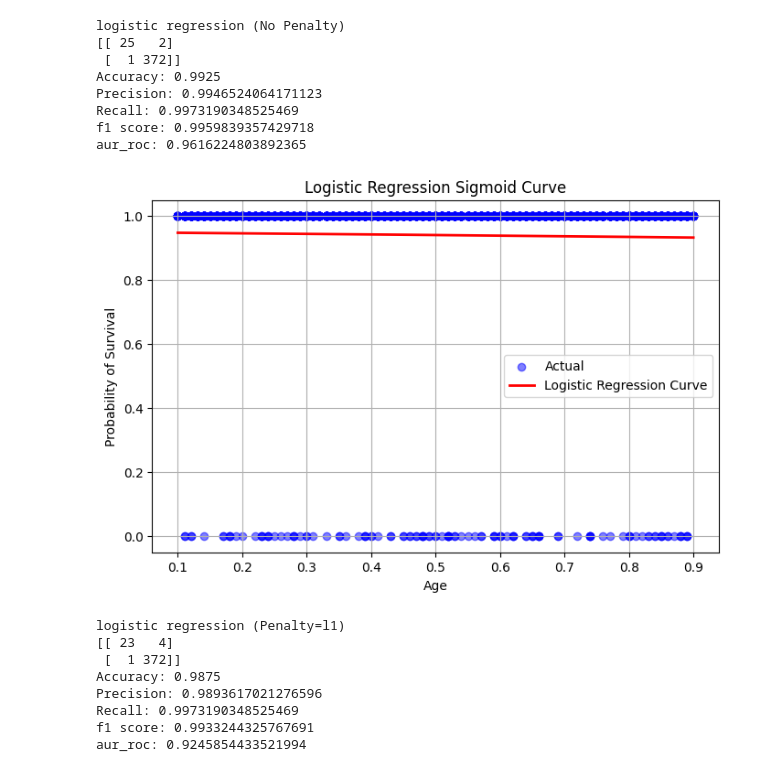
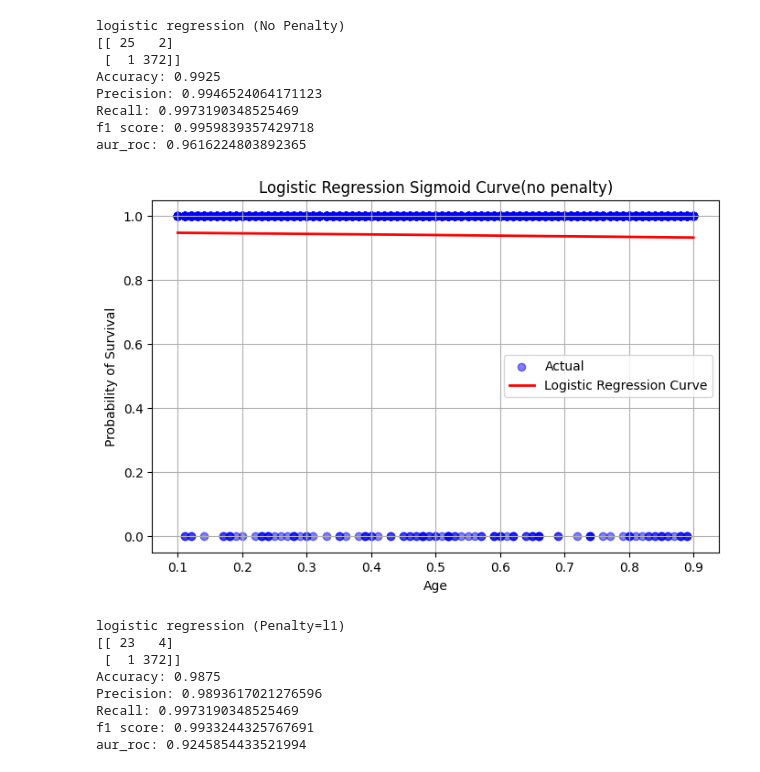
Before and after one commit to amitpatidar123/logistic_regression, a Jupyter notebook: logistic_reg.ipynb, the cells around one changed output. Drawn from its saved outputs; the diff is of its cells as text; code cells hidden in the pictures.

```diff
--- a/logistic_reg.ipynb
+++ b/logistic_reg.ipynb
@@ -90,27 +90,27 @@ aur_roc: 0.9616224803892365
 # %%
 X_single = df[['debt_income_ratio']].values  # feature must be 2D
 y = df['loan_status']
 
 # Fit logistic regression
 model = LogisticRegression()
 model.fit(X_single, y)
 
 # Generate values for plotting
 X_plot = np.linspace(X_single.min(), X_single.max(), 300).reshape(-1,1)
 y_prob = model.predict_proba(X_plot)[:,1]
 
 # Plot
 plt.figure(figsize=(8,5))
 plt.scatter(X_single, y, color='blue', alpha=0.5, label='Actual')
 plt.plot(X_plot, y_prob, color='red', linewidth=2, label='Logistic Regression Curve')
 plt.xlabel('Age')
 plt.ylabel('Probability of Survival')
-plt.title('Logistic Regression Sigmoid Curve')
+plt.title('Logistic Regression Sigmoid Curve(no penalty)')
 plt.legend()
 plt.grid(True)
 plt.show()
 # %% [output]
-[figure, old version]
+[figure, new version]
 # %%
 model_l1 = LogisticRegression(penalty='l1',solver='liblinear',max_iter=1000)
 
```
